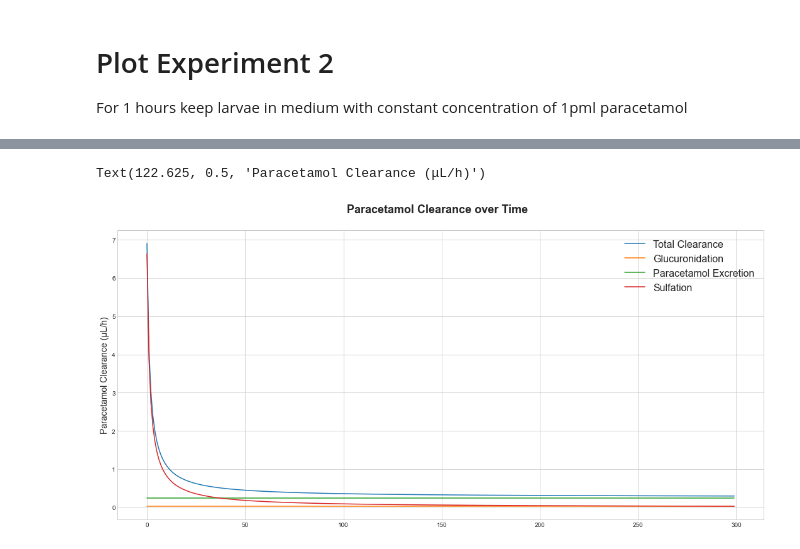
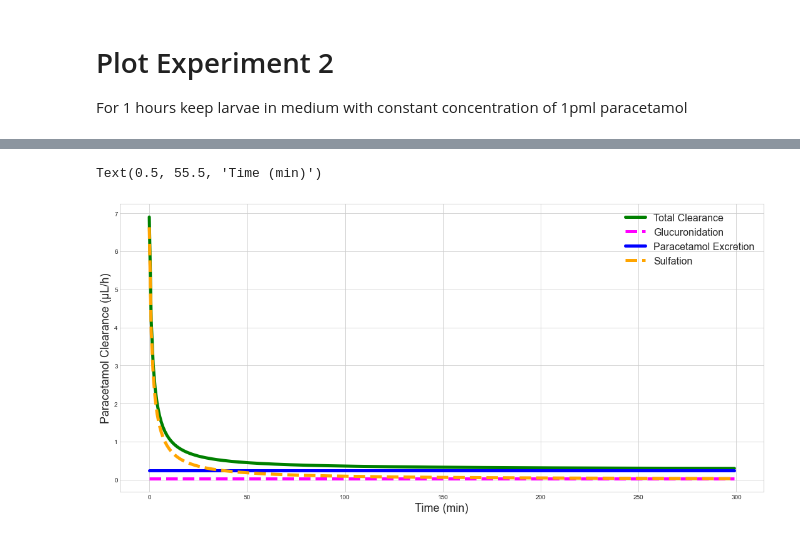
Before and after one commit to OhGreat/pharmacokinetics_with_petri_nets, a Jupyter notebook: visualization.ipynb, the cells around one changed output, grey strips where cells are left out. Drawn from its saved outputs; the diff is of its cells as text; code cells hidden in the pictures.

```diff
--- a/visualization.ipynb
+++ b/visualization.ipynb
@@ -128,27 +130,27 @@ plots(
 # %%
 sulfation = []
 glucu = []
 excre = []
 K_pe = 0.0185
 K_gf = 0.00327
 for t in range(300):
   k_PS_f_0 = 0.422
   t_50 = 1.42
   k_PS_f = k_PS_f_0*(1- (t/(t_50 + t)))
   sulfation.append(k_PS_f*0.262*60)
   excre.append(K_pe*0.218*60)
   glucu.append(K_gf*0.125*60)
 tot = np.array(sulfation) + np.array(glucu) + np.array(excre)
 fig, ax = plt.subplots(figsize=(16,8))
 fig.tight_layout(pad=5.0)
-ax.plot(tot, label='Total Clearance')
-ax.plot(glucu, label='Glucuronidation')
-ax.plot(excre, label='Paracetamol Excretion')
-ax.plot(sulfation, label='Sulfation')
+ax.plot(tot, label='Total Clearance', linewidth=5, color='green')
+ax.plot(glucu, label='Glucuronidation', linewidth=5, color='magenta', linestyle='dashed')
+ax.plot(excre, label='Paracetamol Excretion', linewidth=5, color='blue')
+ax.plot(sulfation, label='Sulfation', linewidth=5, color='orange', linestyle='dashed')
 plt.legend(prop={'size': 16})
-fig.suptitle('Paracetamol Clearance over Time', fontsize=18, fontweight='bold')
-ax.set_ylabel('Paracetamol Clearance (μL/h)', fontsize=14)
-ax.set_xlabel('Time (min)', fontsize=14)
+# fig.suptitle('Paracetamol Clearance over Time', fontsize=24, fontweight='bold')
+ax.set_ylabel('Paracetamol Clearance (μL/h)', fontsize=18)
+ax.set_xlabel('Time (min)', fontsize=18)
 # %% [output]
-Text(122.625, 0.5, 'Paracetamol Clearance (μL/h)')
+Text(0.5, 55.5, 'Time (min)')
-[figure, old version]
+[figure, new version]
```
Also changed, not shown: parts of 3 cells of this notebook.
